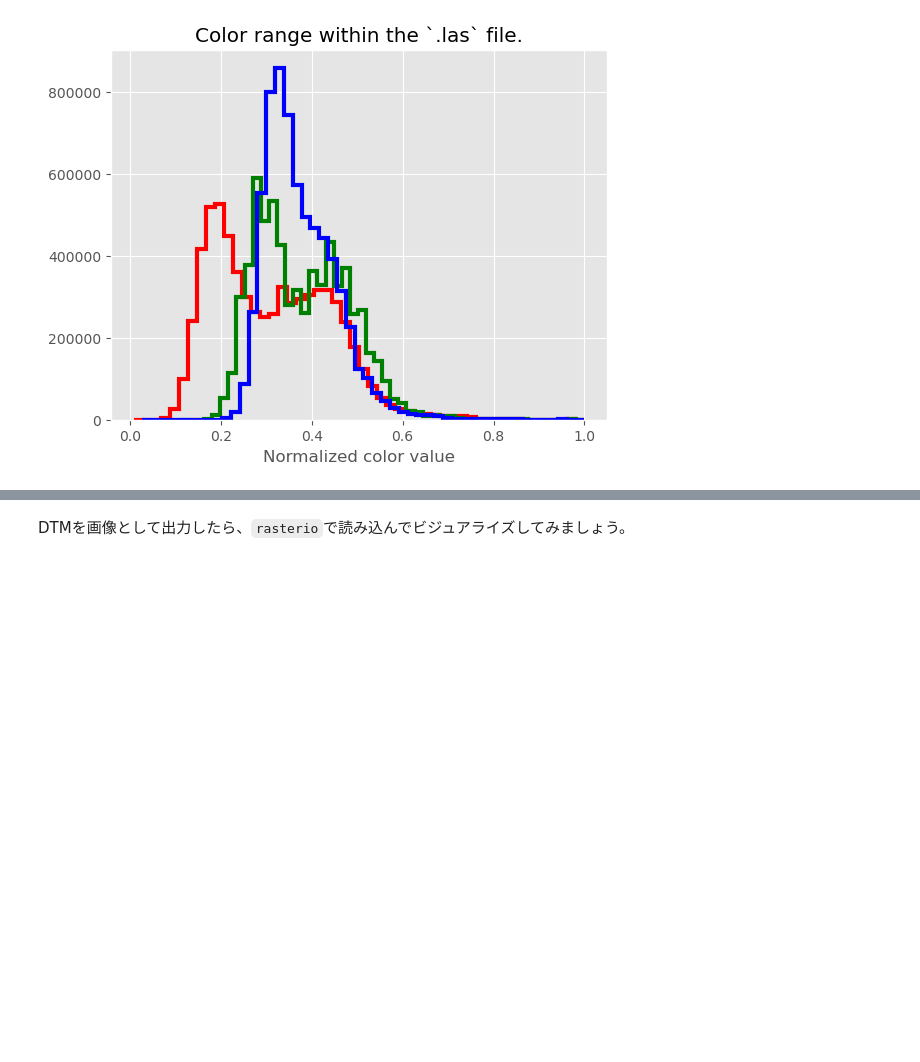
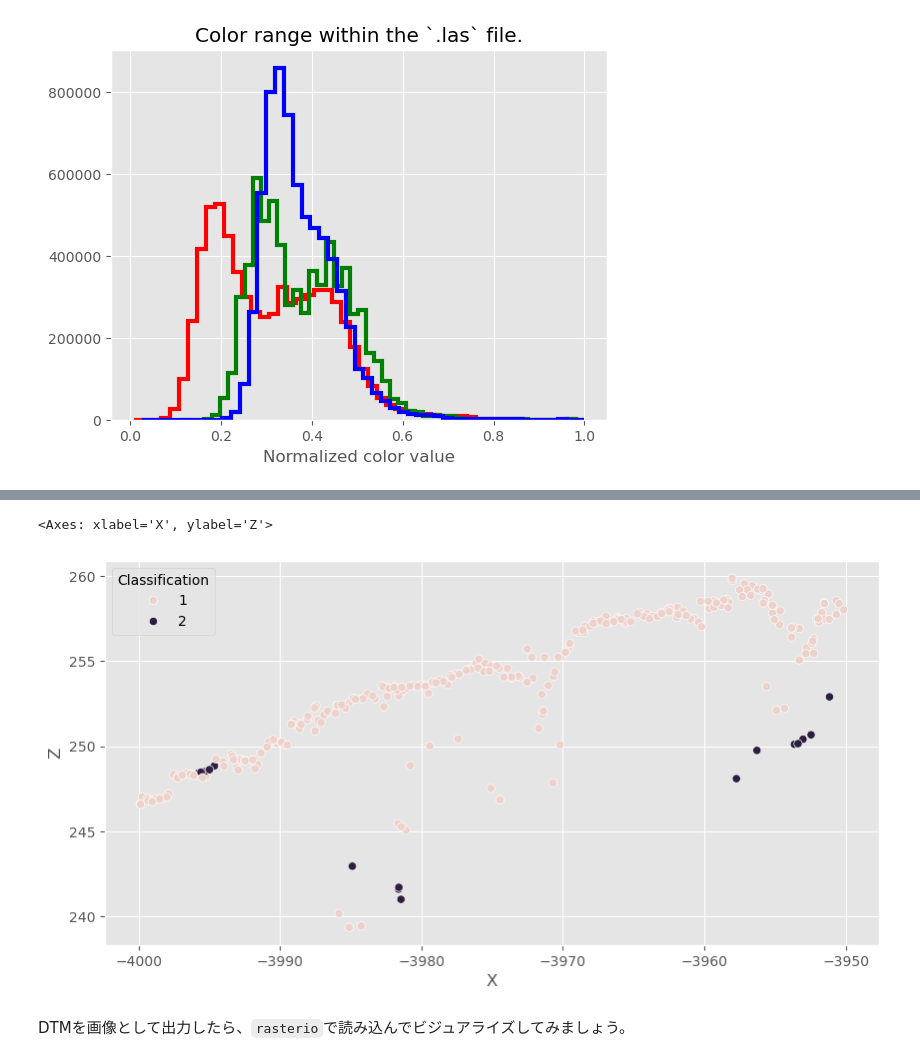
Before and after one commit to shingo405nagano/WriteZenn, a Jupyter notebook: notebooks/learn_lidar_session1_pdal.ipynb, the cells around one changed output, grey strips where cells are left out. Drawn from its saved outputs; the diff is of its cells as text; code cells hidden in the pictures; blank space fills up the shorter version.

```diff
--- a/notebooks/learn_lidar_session1_pdal.ipynb
+++ b/notebooks/learn_lidar_session1_pdal.ipynb
@@ -299,25 +304,21 @@ sentence = \
             {
                 "type":"filters.smrf",
                 "scalar":1.2,
-                "slope":0.2,
-                "threshold":0.45,
+                "slope":0.5,
                 "window":20.0
-            },
-            {
-                'type': 'filters.range',
-                'limits': 'Classification[2:2]'
-            },
-            {
-                'type': 'writers.gdal',
-                'filename': OUT_FILE,
-                'output_type': 'min',
-                'gdaldriver': 'GTiff',
-                'window_size': 3,
-                'resolution': 1.0
             }
         ]
     }
 
+# {
+#     'type': 'writers.gdal',
+#     'filename': OUT_FILE,
+#     'output_type': 'min',
+#     'gdaldriver': 'GTiff',
+#     'window_size': 3,
+#     'resolution': 1.0
+# }
+
 pipeline = pdal.Pipeline(json.dumps(sentence))
 pipeline.execute()
 # %% [output]
@@ -324,0 +328,9 @@ pipeline.execute()
+# %%
+arys = pipeline.arrays
+df = pd.DataFrame(arys[0])
+geoms = gpd.points_from_xy(df['X'], df['Y'], df['Z'])
+gdf = gpd.GeoDataFrame(df, geometry=geoms, crs=IN_EPSG)
+
+print(f"shape: {gdf.shape}")
+print(f"class: {gdf['Classification'].unique()}")
+gdf.head()
@@ -325,3 +346,15 @@ pipeline.execute()
+# %%
+center_y = max_y - min_y + min_y - 20
+holizontal_line = \
+    shapely.LineString([(min_x, center_y), (min_x + 50, center_y)])
+sample_area = holizontal_line.buffer(0.5, cap_style='flat')
+gdf_sample = gdf[gdf.intersects(sample_area)].copy()
+# %%
+fig, ax = plt.subplots(figsize=(10, 5))
+seaborn.scatterplot(data=gdf_sample, x="X", y="Z", hue="Classification")
+# %% [output]
+<Axes: xlabel='X', ylabel='Z'>
+[figure, added]
 # %% [markdown]
 DTMを画像として出力したら、`rasterio`で読み込んでビジュアライズしてみましょう。
 # %%
```
Also changed, not shown: parts of 6 cells of this notebook.
